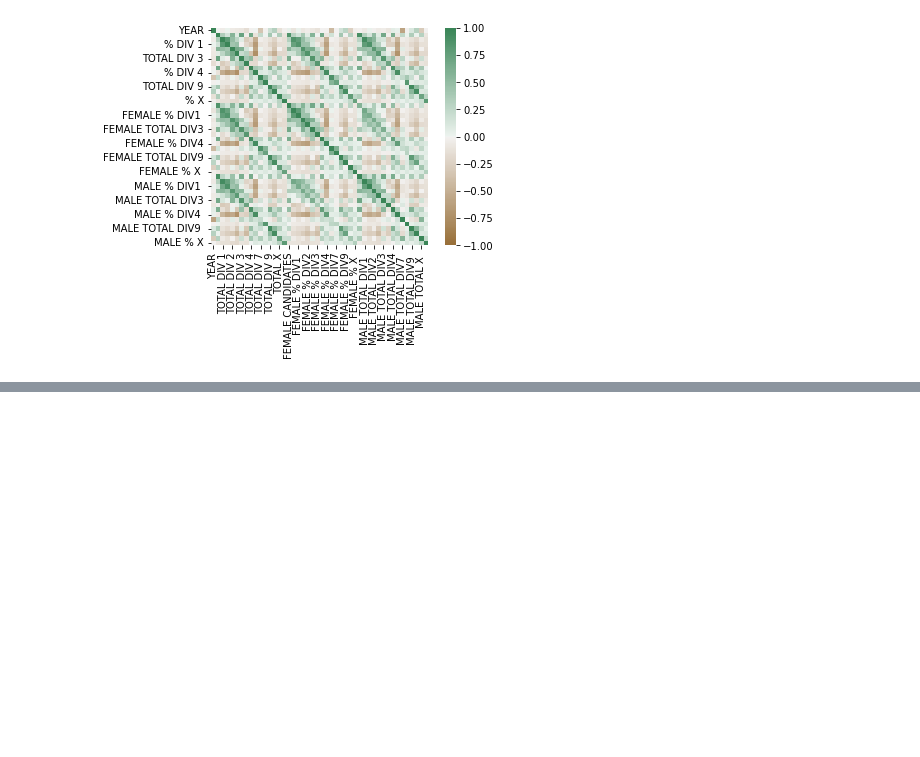
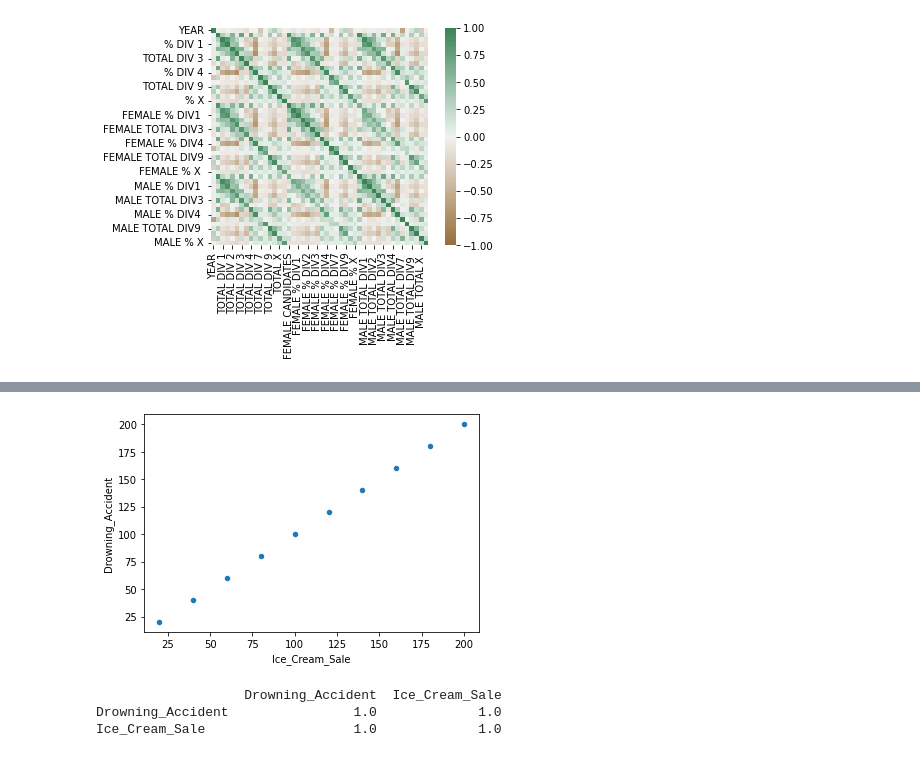
Before and after one commit to muwongelawrence-tech/demo_Analysis, a Jupyter notebook: demo notebook.ipynb, the cells around one changed output, grey strips where cells are left out. Saved outputs shown, nothing was run; the diff lists cells and outputs as text; code cells hidden in the pictures; blank space fills up the shorter version.

```diff
--- a/demo notebook.ipynb
+++ b/demo notebook.ipynb
@@ -363,0 +377,17 @@ plt.show()
+# %%
+Drowning_Accident = [20,40,60,80,100,120,140,160,180,200]
+Ice_Cream_Sale = [20,40,60,80,100,120,140,160,180,200]
+Drowning = {"Drowning_Accident": [20,40,60,80,100,120,140,160,180,200],
+"Ice_Cream_Sale": [20,40,60,80,100,120,140,160,180,200]}
+Drowning = pd.DataFrame(data=Drowning)
+
+Drowning.plot(x="Ice_Cream_Sale", y="Drowning_Accident", kind="scatter")
+plt.show()
+
+correlation_beach = Drowning.corr()
+print(correlation_beach)
+# %% [output]
+[figure, added]
+                   Drowning_Accident  Ice_Cream_Sale
+Drowning_Accident                1.0             1.0
+Ice_Cream_Sale                   1.0             1.0
```
Also changed, not shown: parts of 13 cells of this notebook.
